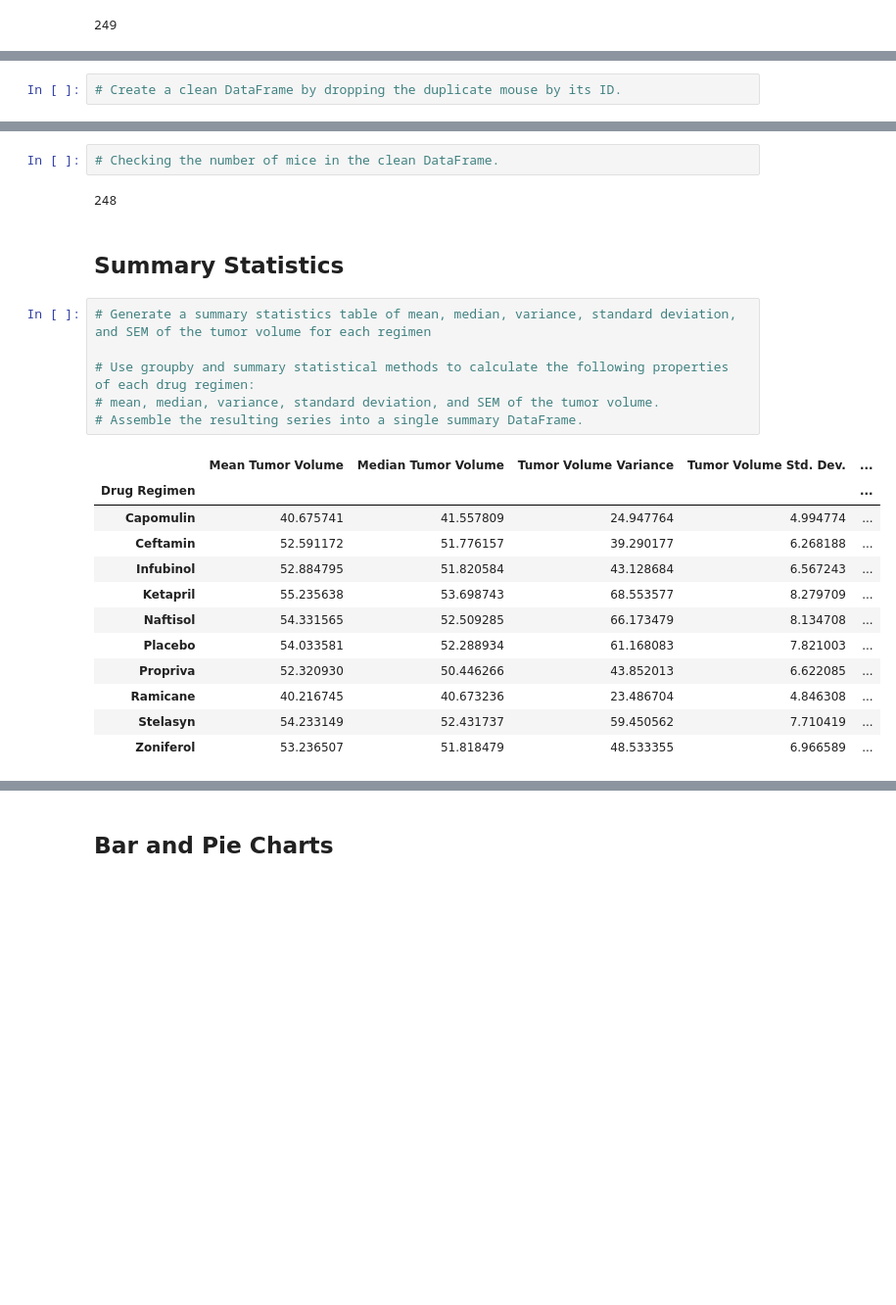
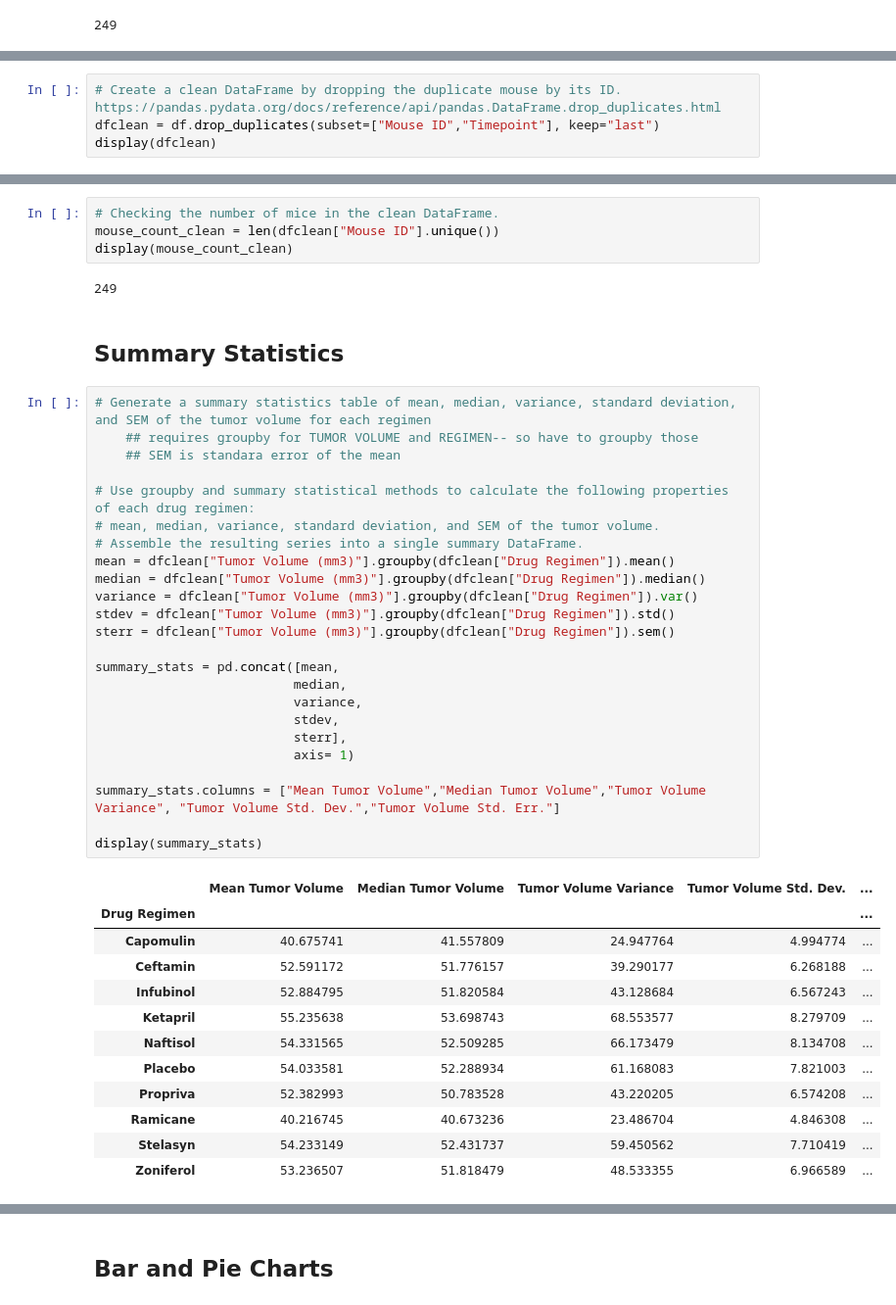
Before and after one commit to wallago-caite/matplotlib-challenge, a Jupyter notebook: Pymaceuticals/Module_5.ipynb, the cells around one changed output, grey strips where cells are left out. Shown: that part at 98% size. Cells and saved outputs as stored; diff of their text form; blank space fills up the shorter version.

```diff
--- a/Pymaceuticals/Module_5.ipynb
+++ b/Pymaceuticals/Module_5.ipynb
@@ -72,4 +80,6 @@ array(['g989'], dtype=object)
 # %%
-# Create a clean DataFrame by dropping the duplicate mouse by its ID.
+# Create a clean DataFrame by dropping the duplicate mouse by its ID. https://pandas.pydata.org/docs/reference/api/pandas.DataFrame.drop_duplicates.html
+dfclean = df.drop_duplicates(subset=["Mouse ID","Timepoint"], keep="last")
+display(dfclean)
 # %% [output]
 |  | Mouse ID | Timepoint | Tumor Volume (mm3) | Metastatic Sites | Drug Regimen | Sex | Age_months | ... |
@@ -81,25 +98,45 @@ array(['g989'], dtype=object)
 # %%
 # Checking the number of mice in the clean DataFrame.
+mouse_count_clean = len(dfclean["Mouse ID"].unique())
+display(mouse_count_clean)
 # %% [output]
-248
+249
 # %% [markdown]
 ## Summary Statistics
 # %%
 # Generate a summary statistics table of mean, median, variance, standard deviation, and SEM of the tumor volume for each regimen
+    ## requires groupby for TUMOR VOLUME and REGIMEN-- so have to groupby those
+    ## SEM is standara error of the mean
 
 # Use groupby and summary statistical methods to calculate the following properties of each drug regimen:
 # mean, median, variance, standard deviation, and SEM of the tumor volume.
 # Assemble the resulting series into a single summary DataFrame.
+mean = dfclean["Tumor Volume (mm3)"].groupby(dfclean["Drug Regimen"]).mean()
+median = dfclean["Tumor Volume (mm3)"].groupby(dfclean["Drug Regimen"]).median()
+variance = dfclean["Tumor Volume (mm3)"].groupby(dfclean["Drug Regimen"]).var()
+stdev = dfclean["Tumor Volume (mm3)"].groupby(dfclean["Drug Regimen"]).std()
+sterr = dfclean["Tumor Volume (mm3)"].groupby(dfclean["Drug Regimen"]).sem()
+
+summary_stats = pd.concat([mean,
+                          median,
+                          variance,
+                          stdev,
+                          sterr],
+                          axis= 1)
+
+summary_stats.columns = ["Mean Tumor Volume","Median Tumor Volume","Tumor Volume Variance", "Tumor Volume Std. Dev.","Tumor Volume Std. Err."]
+
+display(summary_stats)
 # %% [output]
 |  | Mean Tumor Volume | Median Tumor Volume | Tumor Volume Variance | Tumor Volume Std. Dev. | ... |
 | Drug Regimen |  |  |  |  | ... |
 | Capomulin | 40.675741 | 41.557809 | 24.947764 | 4.994774 | ... |
 | Ceftamin | 52.591172 | 51.776157 | 39.290177 | 6.268188 | ... |
 | Infubinol | 52.884795 | 51.820584 | 43.128684 | 6.567243 | ... |
 | Ketapril | 55.235638 | 53.698743 | 68.553577 | 8.279709 | ... |
 | Naftisol | 54.331565 | 52.509285 | 66.173479 | 8.134708 | ... |
 | Placebo | 54.033581 | 52.288934 | 61.168083 | 7.821003 | ... |
-| Propriva | 52.320930 | 50.446266 | 43.852013 | 6.622085 | ... |
+| Propriva | 52.382993 | 50.783528 | 43.220205 | 6.574208 | ... |
 | Ramicane | 40.216745 | 40.673236 | 23.486704 | 4.846308 | ... |
 | Stelasyn | 54.233149 | 52.431737 | 59.450562 | 7.710419 | ... |
 | Zoniferol | 53.236507 | 51.818479 | 48.533355 | 6.966589 | ... |
```
Also changed, not shown: parts of 14 cells of this notebook.
